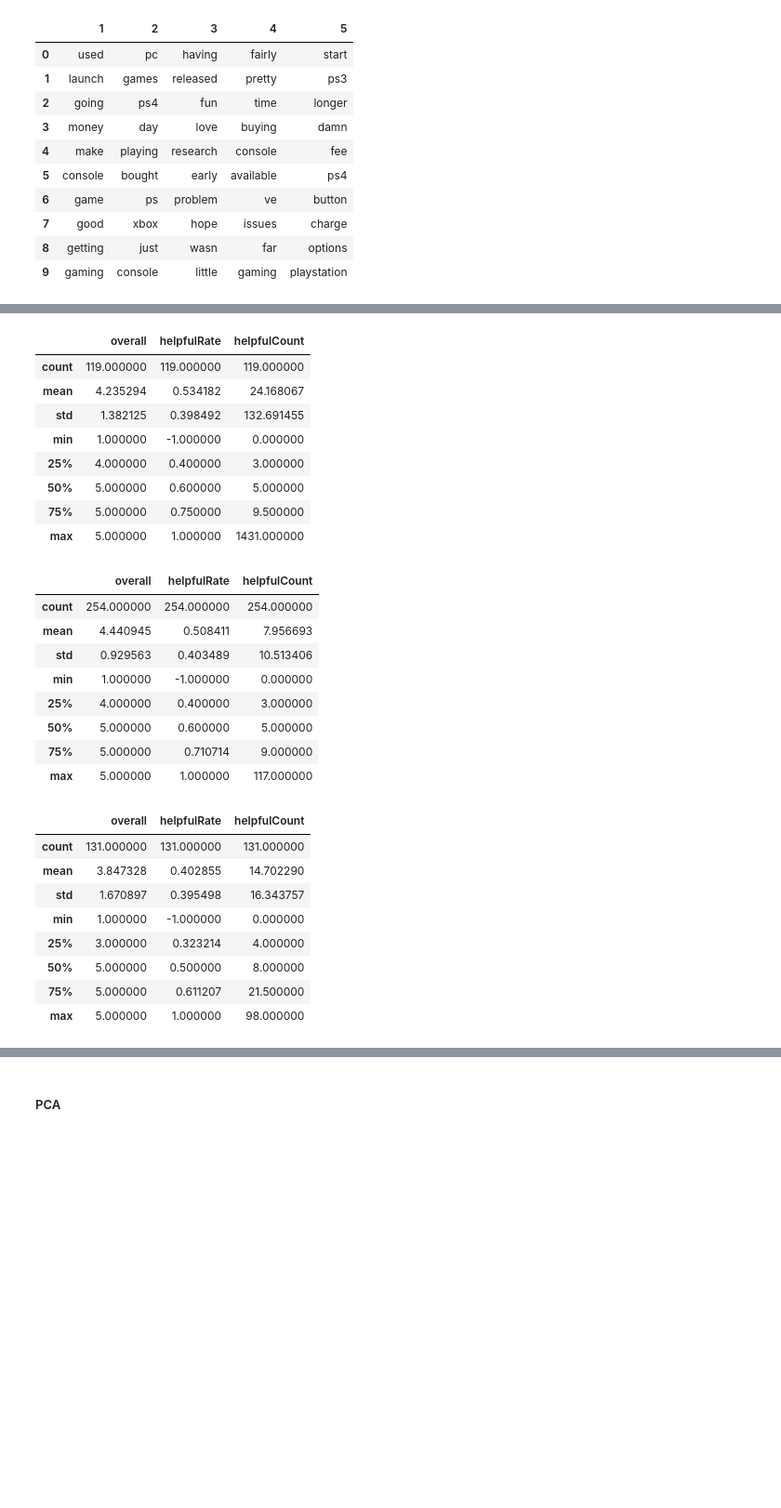
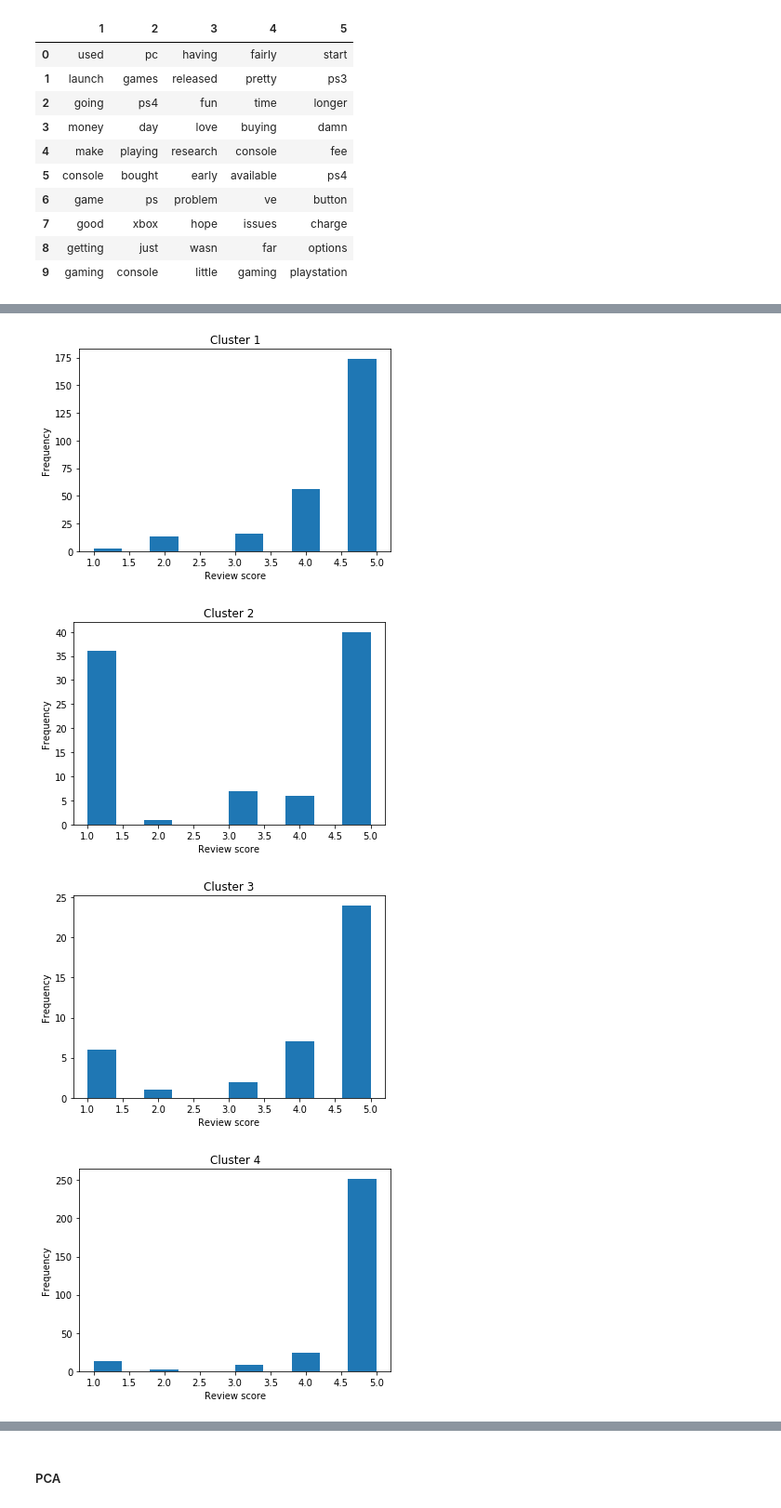
Before and after one commit to adamazon/adamazon-code, a Jupyter notebook: Project.ipynb, the cells around one changed output, grey strips where cells are left out. Shown at 93% size. Saved outputs shown, nothing was run; the diff lists cells and outputs as text; code cells hidden in the pictures; blank space fills up the shorter version.

```diff
--- a/Project.ipynb
+++ b/Project.ipynb
@@ -508,5 +517,5 @@ clusters = {}
 
 for i in set(km.labels_):
     #print i
-    current_cluster_bills = [most_reviewed_reviews.iloc[x] for x in np.where(km.labels_ == i)[0]]
-    clusters[i] = pd.DataFrame(current_cluster_bills)
+    cluster = [most_reviewed_reviews.iloc[x] for x in np.where(km.labels_ == i)[0]]
+    clusters[i] = pd.DataFrame(cluster)
@@ -525,36 +522,30 @@ clusters[1].describe()
-# %%
-clusters[2].describe()
-# %% [output]
-|  | overall | helpfulRate | helpfulCount |
-| count | 119.000000 | 119.000000 | 119.000000 |
-| mean | 4.235294 | 0.534182 | 24.168067 |
-| std | 1.382125 | 0.398492 | 132.691455 |
-| min | 1.000000 | -1.000000 | 0.000000 |
-| 25% | 4.000000 | 0.400000 | 3.000000 |
-| 50% | 5.000000 | 0.600000 | 5.000000 |
-| 75% | 5.000000 | 0.750000 | 9.500000 |
-| max | 5.000000 | 1.000000 | 1431.000000 |
-# %%
-clusters[3].describe()
-# %% [output]
-|  | overall | helpfulRate | helpfulCount |
-| count | 254.000000 | 254.000000 | 254.000000 |
-| mean | 4.440945 | 0.508411 | 7.956693 |
-| std | 0.929563 | 0.403489 | 10.513406 |
-| min | 1.000000 | -1.000000 | 0.000000 |
-| 25% | 4.000000 | 0.400000 | 3.000000 |
-| 50% | 5.000000 | 0.600000 | 5.000000 |
-| 75% | 5.000000 | 0.710714 | 9.000000 |
-| max | 5.000000 | 1.000000 | 117.000000 |
-# %%
-clusters[4].describe()
-# %% [output]
-|  | overall | helpfulRate | helpfulCount |
-| count | 131.000000 | 131.000000 | 131.000000 |
-| mean | 3.847328 | 0.402855 | 14.702290 |
-| std | 1.670897 | 0.395498 | 16.343757 |
-| min | 1.000000 | -1.000000 | 0.000000 |
-| 25% | 3.000000 | 0.323214 | 4.000000 |
-| 50% | 5.000000 | 0.500000 | 8.000000 |
-| 75% | 5.000000 | 0.611207 | 21.500000 |
-| max | 5.000000 | 1.000000 | 98.000000 |
+# %%
+plt.title("Cluster 1")
+plt.xlabel('Review score')
+clusters[0].overall.plot(kind="hist");
+plt.show()
+
+plt.title("Cluster 2")
+plt.xlabel('Review score')
+clusters[1].overall.plot(kind="hist");
+plt.show()
+
+plt.title("Cluster 3")
+plt.xlabel('Review score')
+clusters[2].overall.plot(kind="hist");
+plt.show()
+
+plt.title("Cluster 4")
+plt.xlabel('Review score')
+clusters[3].overall.plot(kind="hist");
+plt.show()
+
+plt.title("Cluster 5")
+plt.xlabel('Review score')
+clusters[4].overall.plot(kind="hist");
+plt.show()
+# %% [output]
+[figure, added]
+[figure, added]
+[figure, added]
+[figure, added]
```
Also changed, not shown: parts of 13 cells of this notebook.
